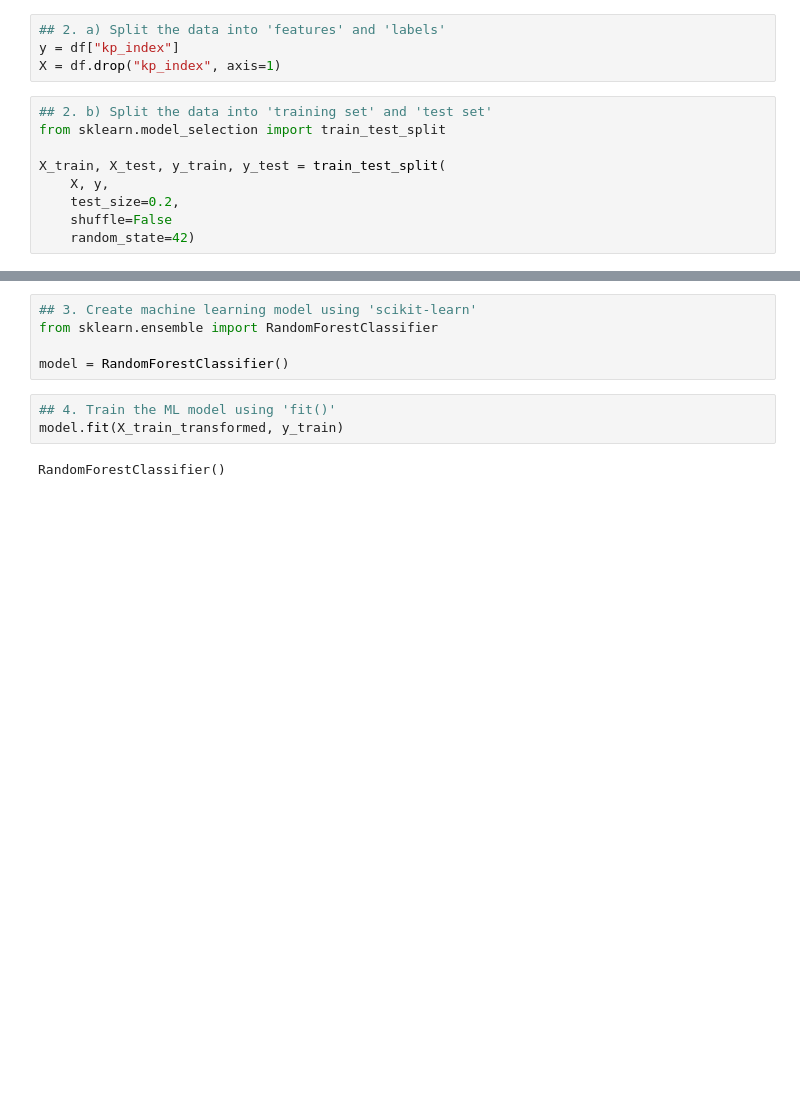
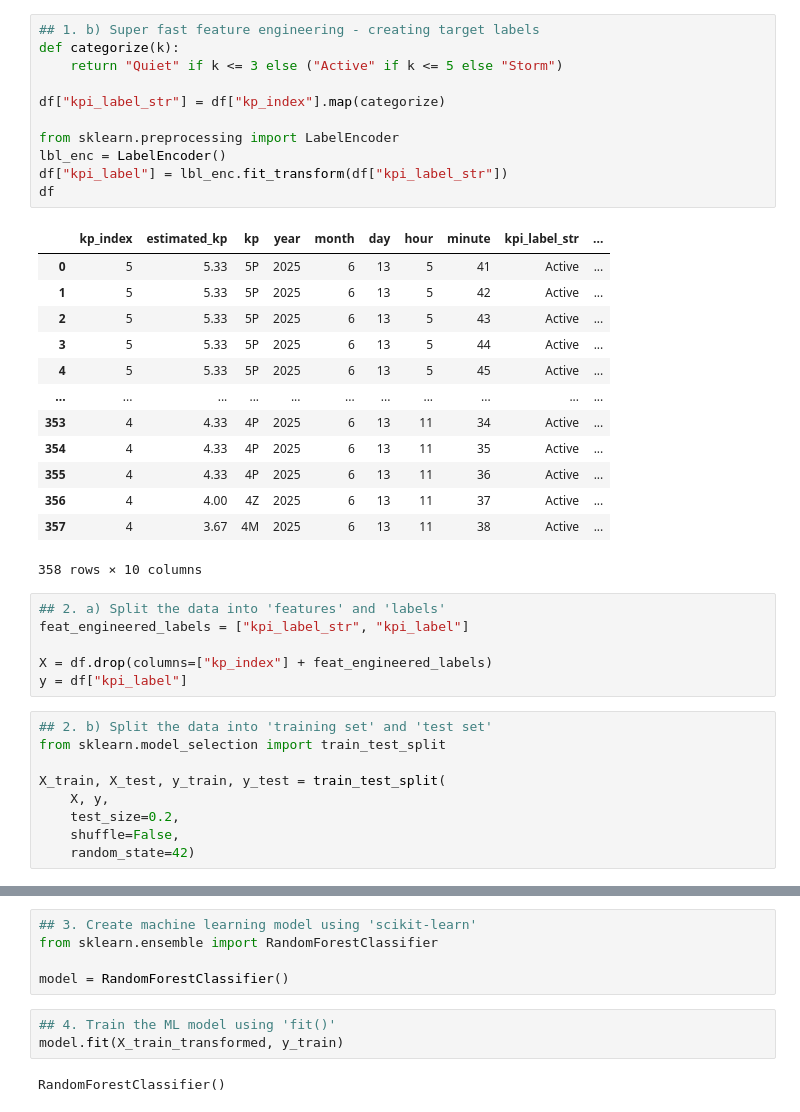
Before and after one commit to machinelearning-maverick/stellar-harvest-ie-ml-stellar, a Jupyter notebook: notebooks/classification_geomagnetic_storm_intensity.ipynb, the cells around one changed output, grey strips where cells are left out. Saved outputs shown, nothing was run; the diff lists cells and outputs as text; blank space fills up the shorter version.

Commit message:
feat(notebook): categorize labels, handle <UNKNOWN> categories,  preview True vs Predicted labels

```diff
--- a/notebooks/classification_geomagnetic_storm_intensity.ipynb
+++ b/notebooks/classification_geomagnetic_storm_intensity.ipynb
@@ -49,8 +49,35 @@ df
 358 rows × 8 columns
+# %%
+## 1. b) Super fast feature engineering - creating target labels
+def categorize(k):
+    return "Quiet" if k <= 3 else ("Active" if k <= 5 else "Storm")
+
+df["kpi_label_str"] = df["kp_index"].map(categorize)
+
+from sklearn.preprocessing import LabelEncoder
+lbl_enc = LabelEncoder()
+df["kpi_label"] = lbl_enc.fit_transform(df["kpi_label_str"])
+df
+# %% [output]
+|  | kp_index | estimated_kp | kp | year | month | day | hour | minute | kpi_label_str | ... |
+| 0 | 5 | 5.33 | 5P | 2025 | 6 | 13 | 5 | 41 | Active | ... |
+| 1 | 5 | 5.33 | 5P | 2025 | 6 | 13 | 5 | 42 | Active | ... |
+| 2 | 5 | 5.33 | 5P | 2025 | 6 | 13 | 5 | 43 | Active | ... |
+| 3 | 5 | 5.33 | 5P | 2025 | 6 | 13 | 5 | 44 | Active | ... |
+| 4 | 5 | 5.33 | 5P | 2025 | 6 | 13 | 5 | 45 | Active | ... |
+| ... | ... | ... | ... | ... | ... | ... | ... | ... | ... | ... |
+| 353 | 4 | 4.33 | 4P | 2025 | 6 | 13 | 11 | 34 | Active | ... |
+| 354 | 4 | 4.33 | 4P | 2025 | 6 | 13 | 11 | 35 | Active | ... |
+| 355 | 4 | 4.33 | 4P | 2025 | 6 | 13 | 11 | 36 | Active | ... |
+| 356 | 4 | 4.00 | 4Z | 2025 | 6 | 13 | 11 | 37 | Active | ... |
+| 357 | 4 | 3.67 | 4M | 2025 | 6 | 13 | 11 | 38 | Active | ... |
+358 rows × 10 columns
 # %%
 ## 2. a) Split the data into 'features' and 'labels'
-y = df["kp_index"]
-X = df.drop("kp_index", axis=1)
+feat_engineered_labels = ["kpi_label_str", "kpi_label"]
+
+X = df.drop(columns=["kp_index"] + feat_engineered_labels)
+y = df["kpi_label"]
 # %%
 ## 2. b) Split the data into 'training set' and 'test set'
 from sklearn.model_selection import train_test_split
@@ -58,7 +85,7 @@ from sklearn.model_selection import train_test_split
 X_train, X_test, y_train, y_test = train_test_split(
     X, y,
     test_size=0.2,
-    shuffle=False
+    shuffle=False,
     random_state=42)
 # %%
 ## 2. c) Super fast EDA - Exploratory Data Analysis
```
Also changed, not shown: parts of 6 cells of this notebook.
